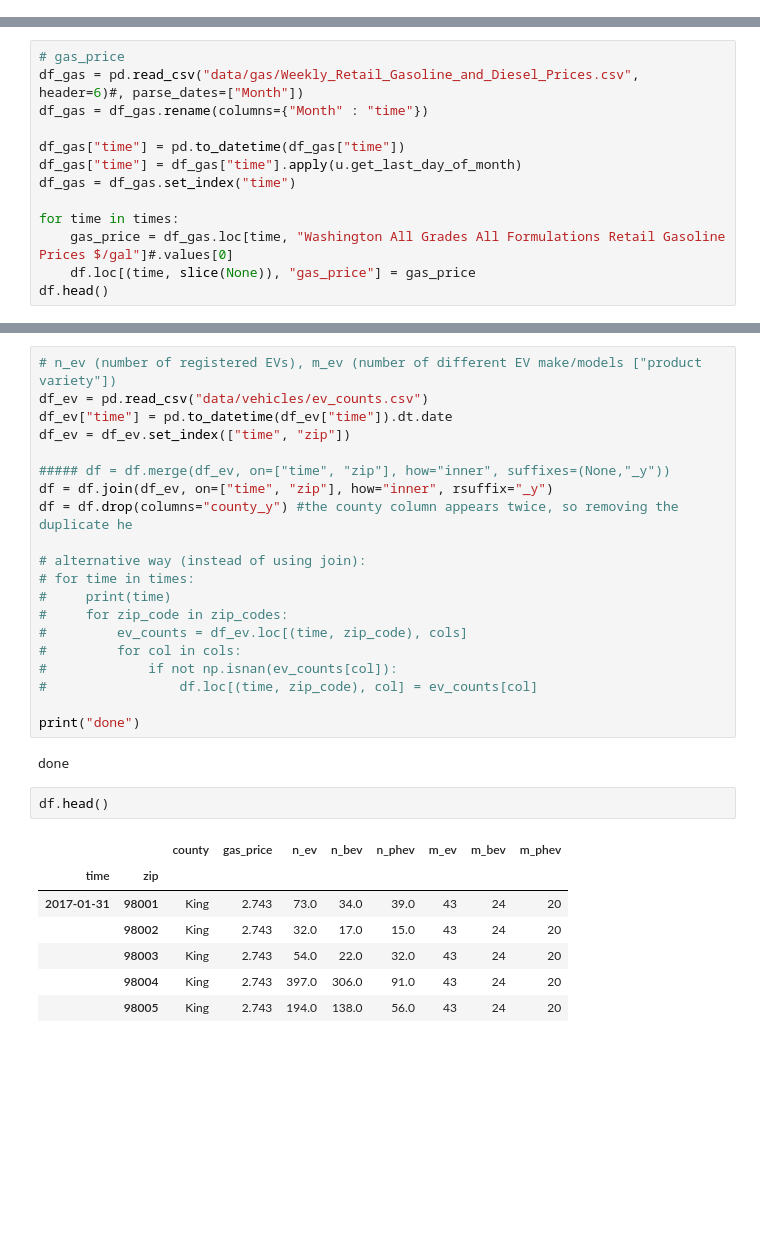
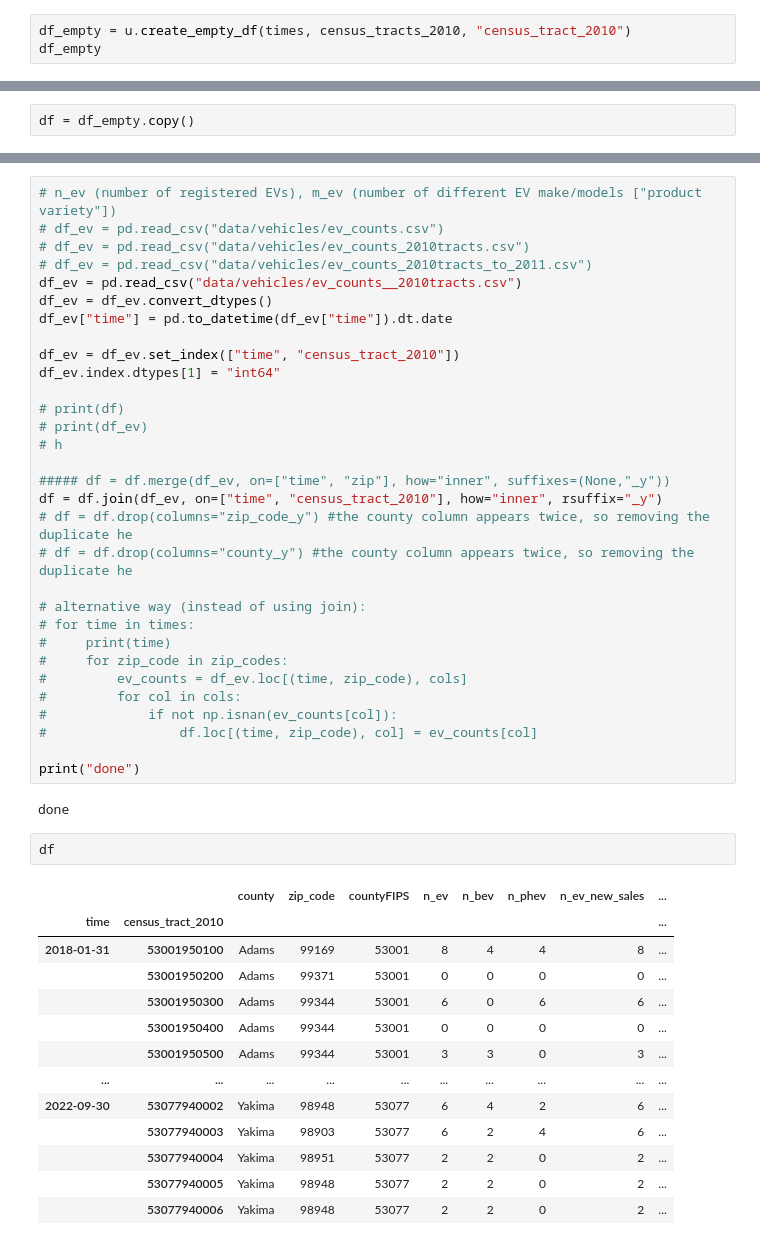
Before and after one commit to s-t-lab/wsdot_evse, a Jupyter notebook: task 2/combine_data_sources.ipynb, the cells around one changed output, grey strips where cells are left out. Drawn from its saved outputs; the diff is of its cells as text; blank space fills up the shorter version.

```diff
--- a/task 2/combine_data_sources.ipynb
+++ b/task 2/combine_data_sources.ipynb
@@ -39,0 +17,3 @@ df
+# %%
+df_empty = u.create_empty_df(times, census_tracts_2010, "census_tract_2010")
+df_empty
@@ -40 +35,3 @@ df
+# %%
+df = df_empty.copy()
 # %%
@@ -42,13 +38,0 @@ df
-# %%
-# gas_price
-df_gas = pd.read_csv("data/gas/Weekly_Retail_Gasoline_and_Diesel_Prices.csv", header=6)#, parse_dates=["Month"])
-df_gas = df_gas.rename(columns={"Month" : "time"})
-
-df_gas["time"] = pd.to_datetime(df_gas["time"])
-df_gas["time"] = df_gas["time"].apply(u.get_last_day_of_month)
-df_gas = df_gas.set_index("time")
-
-for time in times:
-    gas_price = df_gas.loc[time, "Washington All Grades All Formulations Retail Gasoline Prices $/gal"]#.values[0]
-    df.loc[(time, slice(None)), "gas_price"] = gas_price
-df.head()
@@ -67,12 +43,23 @@ df.shape
 # %%
 # n_ev (number of registered EVs), m_ev (number of different EV make/models ["product variety"])
-df_ev = pd.read_csv("data/vehicles/ev_counts.csv")
+# df_ev = pd.read_csv("data/vehicles/ev_counts.csv")
+# df_ev = pd.read_csv("data/vehicles/ev_counts_2010tracts.csv")
+# df_ev = pd.read_csv("data/vehicles/ev_counts_2010tracts_to_2011.csv")
+df_ev = pd.read_csv("data/vehicles/ev_counts__2010tracts.csv")
+df_ev = df_ev.convert_dtypes()
 df_ev["time"] = pd.to_datetime(df_ev["time"]).dt.date
-df_ev = df_ev.set_index(["time", "zip"])
+
+df_ev = df_ev.set_index(["time", "census_tract_2010"])
+df_ev.index.dtypes[1] = "int64"
+
+# print(df)
+# print(df_ev)
+# h
 
 ##### df = df.merge(df_ev, on=["time", "zip"], how="inner", suffixes=(None,"_y"))
-df = df.join(df_ev, on=["time", "zip"], how="inner", rsuffix="_y")
-df = df.drop(columns="county_y") #the county column appears twice, so removing the duplicate he
+df = df.join(df_ev, on=["time", "census_tract_2010"], how="inner", rsuffix="_y")
+# df = df.drop(columns="zip_code_y") #the county column appears twice, so removing the duplicate he
+# df = df.drop(columns="county_y") #the county column appears twice, so removing the duplicate he
 
 # alternative way (instead of using join):
 # for time in times:
@@ -87,12 +74,18 @@ print("done")
 # %% [output]
 done
 # %%
-df.head()
+df
 # %% [output]
-|  |  | county | gas_price | n_ev | n_bev | n_phev | m_ev | m_bev | m_phev |
-| time | zip |  |  |  |  |  |  |  |  |
-| 2017-01-31 | 98001 | King | 2.743 | 73.0 | 34.0 | 39.0 | 43 | 24 | 20 |
-|  | 98002 | King | 2.743 | 32.0 | 17.0 | 15.0 | 43 | 24 | 20 |
-|  | 98003 | King | 2.743 | 54.0 | 22.0 | 32.0 | 43 | 24 | 20 |
-|  | 98004 | King | 2.743 | 397.0 | 306.0 | 91.0 | 43 | 24 | 20 |
-|  | 98005 | King | 2.743 | 194.0 | 138.0 | 56.0 | 43 | 24 | 20 |
+|  |  | county | zip_code | countyFIPS | n_ev | n_bev | n_phev | n_ev_new_sales | ... |
+| time | census_tract_2010 |  |  |  |  |  |  |  | ... |
+| 2018-01-31 | 53001950100 | Adams | 99169 | 53001 | 8 | 4 | 4 | 8 | ... |
+|  | 53001950200 | Adams | 99371 | 53001 | 0 | 0 | 0 | 0 | ... |
+|  | 53001950300 | Adams | 99344 | 53001 | 6 | 0 | 6 | 6 | ... |
+|  | 53001950400 | Adams | 99344 | 53001 | 0 | 0 | 0 | 0 | ... |
+|  | 53001950500 | Adams | 99344 | 53001 | 3 | 3 | 0 | 3 | ... |
+| ... | ... | ... | ... | ... | ... | ... | ... | ... | ... |
+| 2022-09-30 | 53077940002 | Yakima | 98948 | 53077 | 6 | 4 | 2 | 6 | ... |
+|  | 53077940003 | Yakima | 98903 | 53077 | 6 | 2 | 4 | 6 | ... |
+|  | 53077940004 | Yakima | 98951 | 53077 | 2 | 2 | 0 | 2 | ... |
+|  | 53077940005 | Yakima | 98948 | 53077 | 2 | 2 | 0 | 2 | ... |
+|  | 53077940006 | Yakima | 98948 | 53077 | 2 | 2 | 0 | 2 | ... |
```
Also changed, not shown: parts of 36 cells of this notebook, 44 other files.
